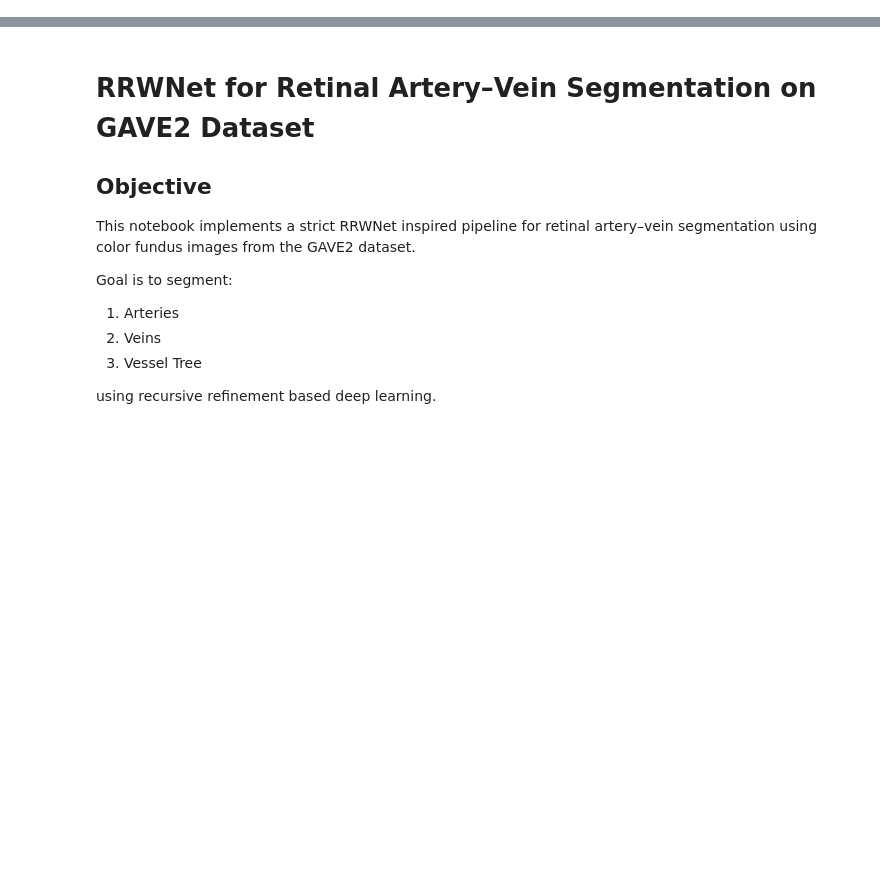
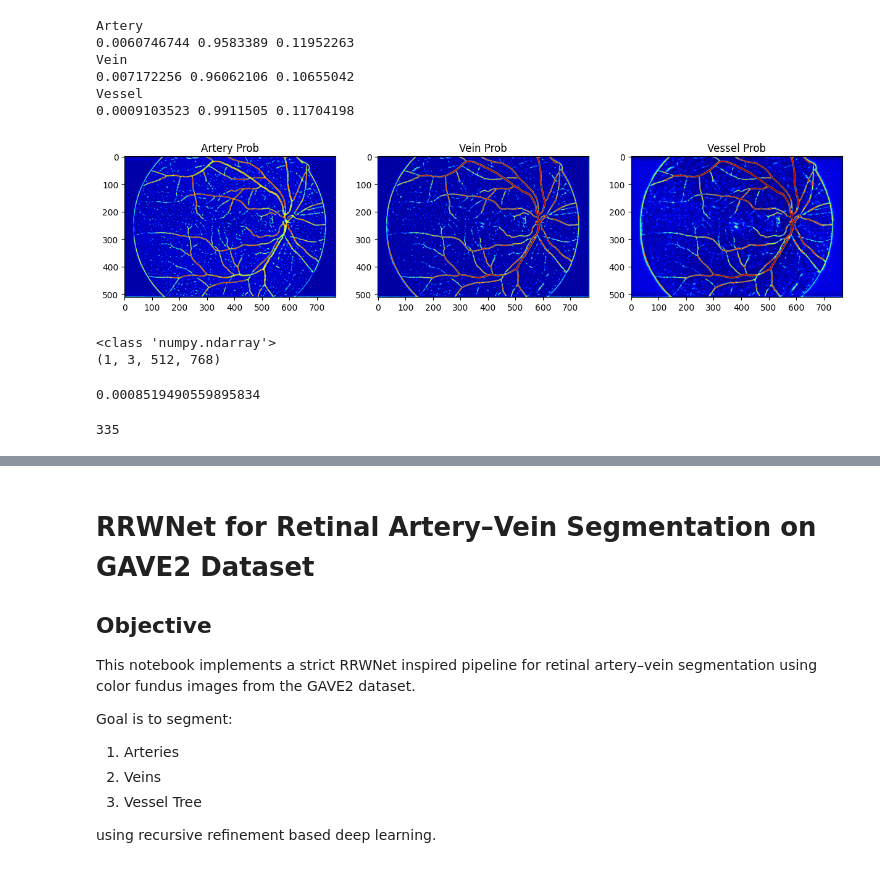
Before and after one commit to tanishhhk/AV_Segmentation, a Jupyter notebook: 10_final.ipynb, the cells around one changed output, grey strips where cells are left out. Drawn from its saved outputs; the diff is of its cells as text; code cells hidden in the pictures; blank space fills up the shorter version.

```diff
--- a/10_final.ipynb
+++ b/10_final.ipynb
@@ -630,0 +797,50 @@ def visualize_av_prediction(model, loader):
+# %%
+print("Artery")
+print(pred[0].min(), pred[0].max(), pred[0].mean())
+
+print("Vein")
+print(pred[1].min(), pred[1].max(), pred[1].mean())
+
+print("Vessel")
+print(pred[2].min(), pred[2].max(), pred[2].mean())
+# %% [output]
+Artery
+0.0060746744 0.9583389 0.11952263
+Vein
+0.007172256 0.96062106 0.10655042
+Vessel
+0.0009103523 0.9911505 0.11704198
+# %%
+plt.figure(figsize=(15,4))
+
+plt.subplot(1,3,1)
+plt.imshow(pred[0], cmap="jet")
+plt.title("Artery Prob")
+
+plt.subplot(1,3,2)
+plt.imshow(pred[1], cmap="jet")
+plt.title("Vein Prob")
+
+plt.subplot(1,3,3)
+plt.imshow(pred[2], cmap="jet")
+plt.title("Vessel Prob")
+
+plt.show()
+# %% [output]
+[figure, added]
+# %%
+print(type(targets))
+print(targets.shape)
+# %% [output]
+<class 'numpy.ndarray'>
+(1, 3, 512, 768)
+# %%
+overlap_pixels = ((targets[:,0] > 0.5) & (targets[:,1] > 0.5)).mean()
+print(overlap_pixels)
+# %% [output]
+0.0008519490559895834
+# %%
+overlap_count = ((targets[:,0] > 0.5) & (targets[:,1] > 0.5)).sum()
+print(overlap_count)
+# %% [output]
+335
```
Also changed, not shown: parts of 19 cells of this notebook, 1 other file.
